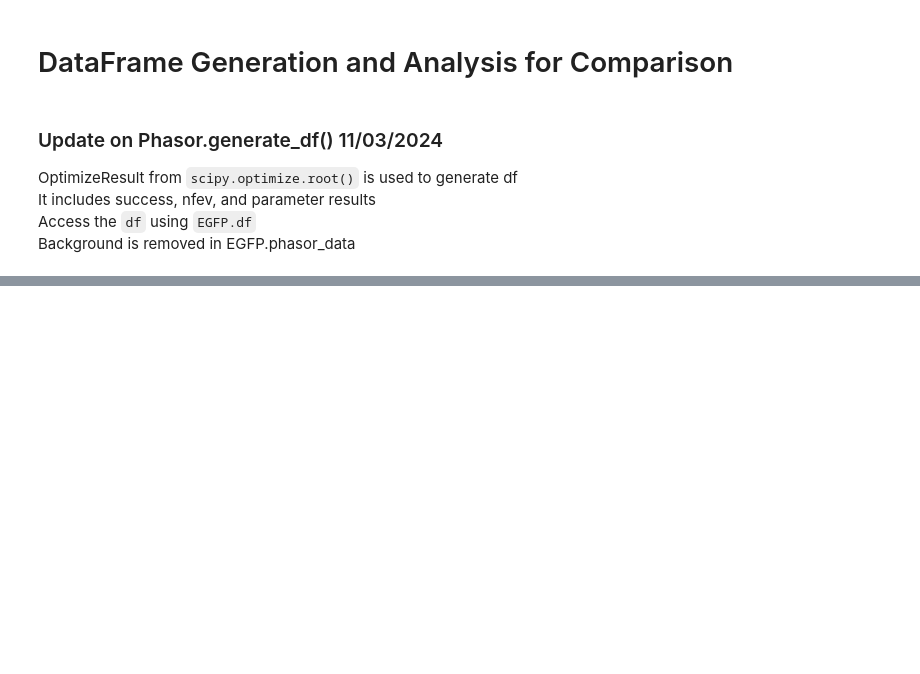
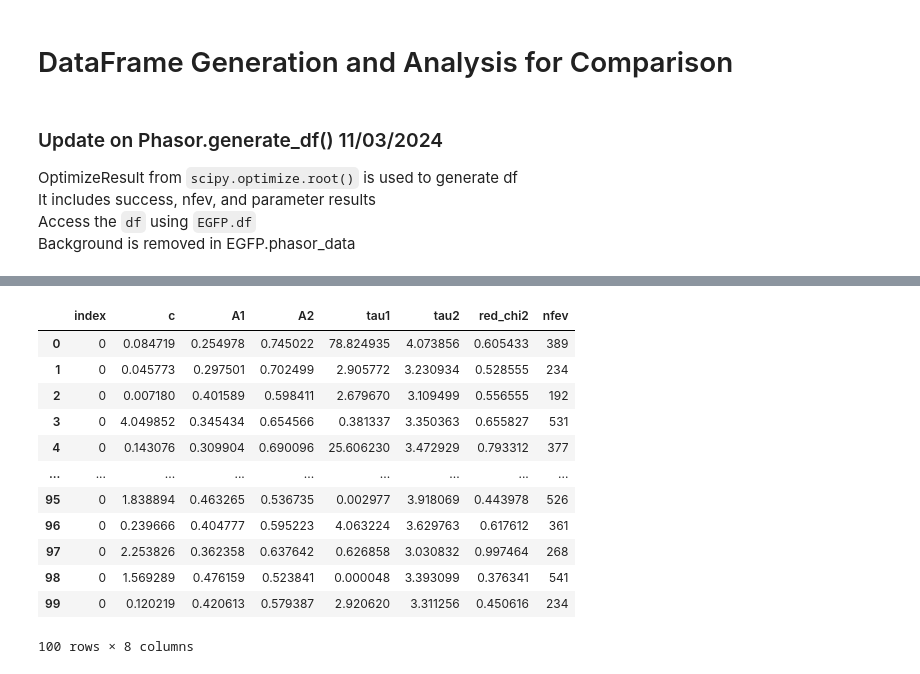
Before and after one commit to ngcnpeter/Y3_Group_Project_2B, a Jupyter notebook: TCSPC-simulation/results.ipynb, the cells around one changed output, grey strips where cells are left out. Saved outputs shown, nothing was run; the diff lists cells and outputs as text; code cells hidden in the pictures; blank space fills up the shorter version.

```diff
--- a/TCSPC-simulation/results.ipynb
+++ b/TCSPC-simulation/results.ipynb
@@ -32,3 +83,19 @@ EGFP.generate_df()
+# %%
+EGFP.mle_df
+# %% [output]
+|  | index | c | A1 | A2 | tau1 | tau2 | red_chi2 | nfev |
+| 0 | 0 | 0.084719 | 0.254978 | 0.745022 | 78.824935 | 4.073856 | 0.605433 | 389 |
+| 1 | 0 | 0.045773 | 0.297501 | 0.702499 | 2.905772 | 3.230934 | 0.528555 | 234 |
+| 2 | 0 | 0.007180 | 0.401589 | 0.598411 | 2.679670 | 3.109499 | 0.556555 | 192 |
+| 3 | 0 | 4.049852 | 0.345434 | 0.654566 | 0.381337 | 3.350363 | 0.655827 | 531 |
+| 4 | 0 | 0.143076 | 0.309904 | 0.690096 | 25.606230 | 3.472929 | 0.793312 | 377 |
+| ... | ... | ... | ... | ... | ... | ... | ... | ... |
+| 95 | 0 | 1.838894 | 0.463265 | 0.536735 | 0.002977 | 3.918069 | 0.443978 | 526 |
+| 96 | 0 | 0.239666 | 0.404777 | 0.595223 | 4.063224 | 3.629763 | 0.617612 | 361 |
+| 97 | 0 | 2.253826 | 0.362358 | 0.637642 | 0.626858 | 3.030832 | 0.997464 | 268 |
+| 98 | 0 | 1.569289 | 0.476159 | 0.523841 | 0.000048 | 3.393099 | 0.376341 | 541 |
+| 99 | 0 | 0.120219 | 0.420613 | 0.579387 | 2.920620 | 3.311256 | 0.450616 | 234 |
+100 rows × 8 columns
 # %%
 EGFP.df[EGFP.df.success ==False]
 # %% [output]
```
Also changed, not shown: parts of 11 cells of this notebook, 5 other files.
